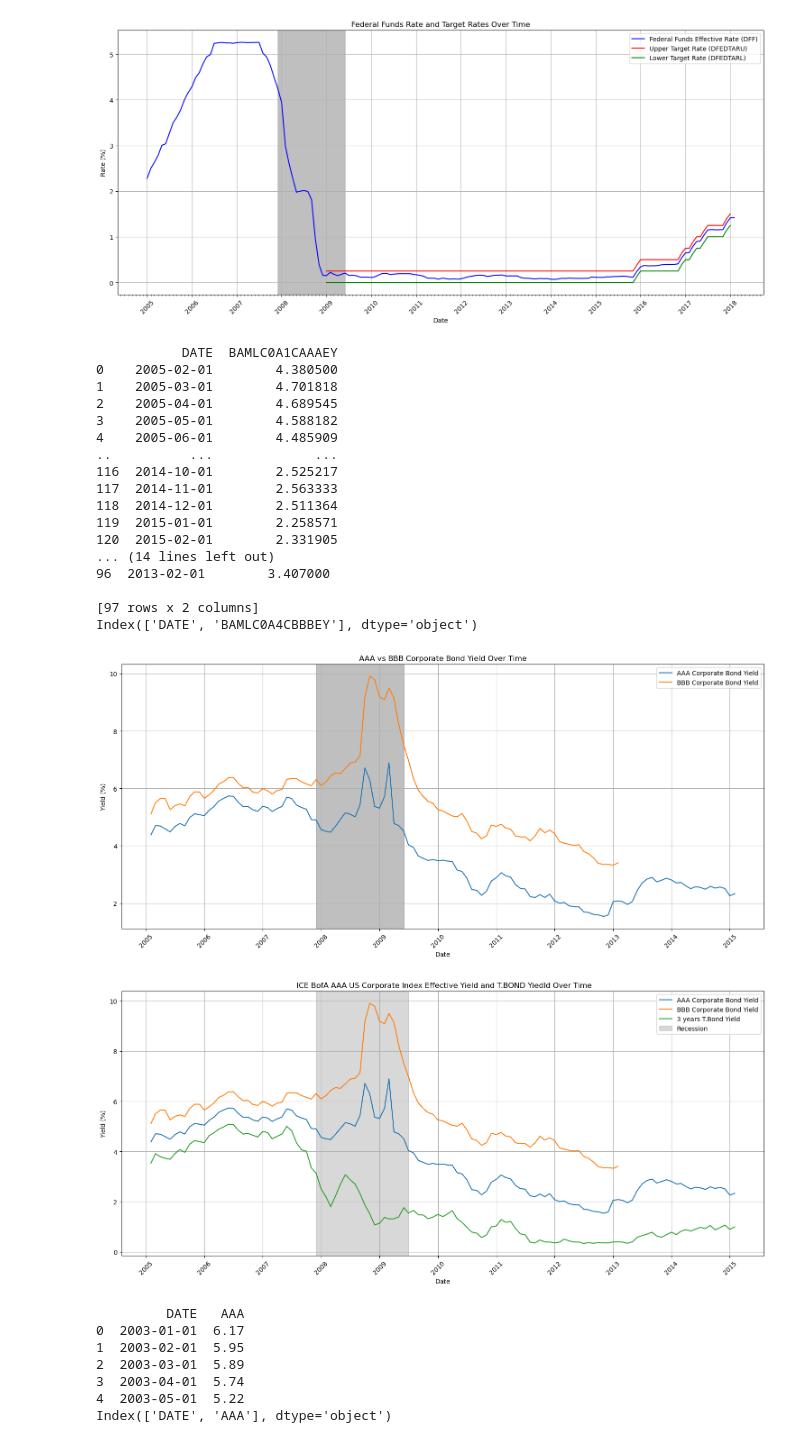
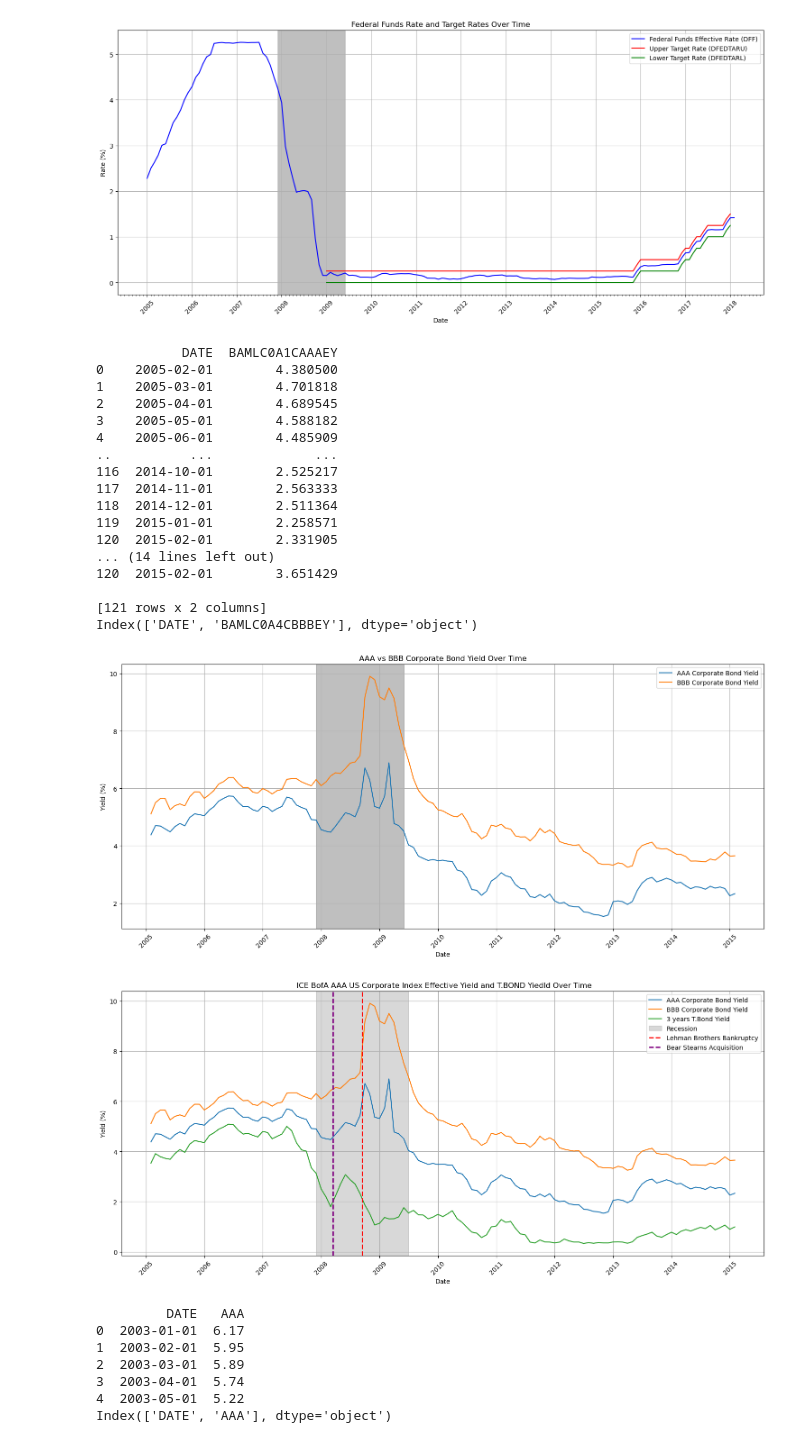
Before and after one commit to LeiWangUog/External-Premiums-, a Jupyter notebook: EFP.ipynb, the cells around one changed output. Saved outputs shown, nothing was run; the diff lists cells and outputs as text; code cells hidden in the pictures.

```diff
--- a/EFP.ipynb
+++ b/EFP.ipynb
@@ -249,7 +249,7 @@ plt.show()
 DFAAA = pd.read_csv('MbofaAAA.csv')
 print(DFAAA)
 print(DFAAA.columns)
-DFBBB = pd.read_csv('BAMLC0A4CBBBEY.csv')
+DFBBB = pd.read_csv('BAMLC0A4CBBBEY (V1).csv')
 print(DFBBB)
 print(DFBBB.columns)
 # %% [output]
@@ -266,9 +266,9 @@ print(DFBBB.columns)
 119  2015-01-01        2.258571
 120  2015-02-01        2.331905
 ... (14 lines left out)
-96  2013-02-01        3.407000
+120  2015-02-01        3.651429
 
-[97 rows x 2 columns]
+[121 rows x 2 columns]
 Index(['DATE', 'BAMLC0A4CBBBEY'], dtype='object')
 # %%
 import matplotlib.pyplot as plt
@@ -277,7 +277,7 @@ import matplotlib.dates as mdates
 
 # 读取数据
 DFAAA = pd.read_csv('MbofaAAA.csv')
-DFBBB = pd.read_csv('BAMLC0A4CBBBEY.csv')
+DFBBB = pd.read_csv('BAMLC0A4CBBBEY (V1).csv')
 
 # 将日期列转换为 datetime 对象
 DFAAA['DATE'] = pd.to_datetime(DFAAA['DATE'])
@@ -322,7 +322,7 @@ plt.tight_layout()
 # 显示图表
 plt.show()
 # %% [output]
-[figure, old version]
+[figure, new version]
 # %%
 import matplotlib.pyplot as plt
 import pandas as pd
@@ -338,34 +338,42 @@ DFAAA['DATE'] = pd.to_datetime(DFAAA['DATE'])
 DFBBB['DATE'] = pd.to_datetime(DFBBB['DATE'])
 DF_TBOND['DATE'] = pd.to_datetime(DF_TBOND['DATE'])
 # 合并数据集
 combined_df = pd.merge(pd.merge(DFAAA, DFBBB, on='DATE', how='outer'), df_fedfund, on='DATE', how='outer')
 
 # 绘制图表
 plt.figure(figsize=(15, 7))
 plt.plot(combined_df['DATE'], combined_df['BAMLC0A1CAAAEY'], label='AAA Corporate Bond Yield')
 plt.plot(combined_df['DATE'], combined_df['BAMLC0A4CBBBEY'], label='BBB Corporate Bond Yield')
 plt.plot(DF_TBOND['DATE'], DF_TBOND['DGS3'], label='3 years T.Bond Yield')
 
 # 标记经济衰退期
 recession_start = pd.to_datetime('2007-12-01')
 recession_end = pd.to_datetime('2009-06-30')
 plt.axvspan(recession_start, recession_end, color='grey', alpha=0.3, label='Recession')
+# 标记重大事件
+# 雷曼兄弟破产日 2008-09-15
+plt.axvline(pd.to_datetime('2008-09-15'), color='r', linestyle='--', lw=2, label='Lehman Brothers Bankruptcy')
 
+
+
+# 标记其他重大事件，根据具体日期调整
+# 例如，梅林收购和摩根大通的事件，您需要提供具体日期
+plt.axvline(pd.to_datetime('2008-03-16'), color='purple', linestyle='--', lw=2, label='Bear Stearns Acquisition')
 # 设置日期格式化器和定位器
 plt.gca().xaxis.set_major_locator(mdates.YearLocator())
 
 
 # 设置轴标签和标题
 plt.xlabel('Date')
 plt.ylabel('Yield (%)')
 plt.title(' ICE BofA AAA US Corporate Index Effective Yield and T.BOND Yiedld Over Time')
 plt.legend()
 plt.grid(True)
 plt.xticks(rotation=45)
 plt.tight_layout()
 plt.show()
 # %% [output]
-[figure, old version]
+[figure, new version]
 # %%
 import matplotlib.pyplot as plt
 import pandas as pd
```
Also changed, not shown: 6 other files.
